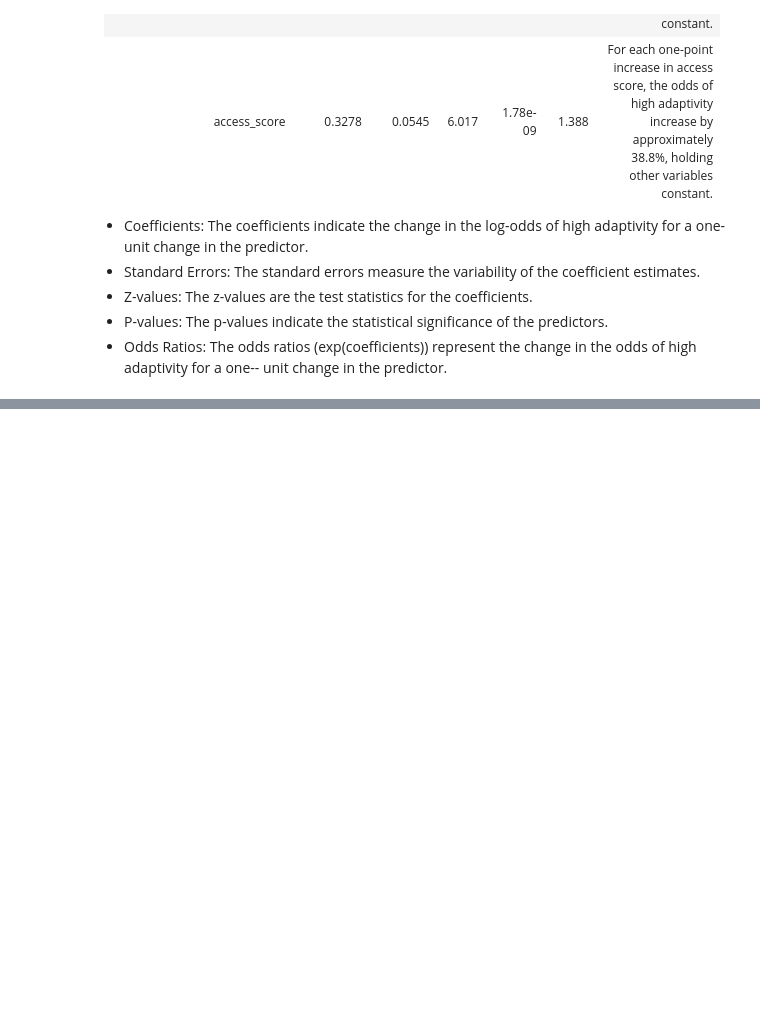
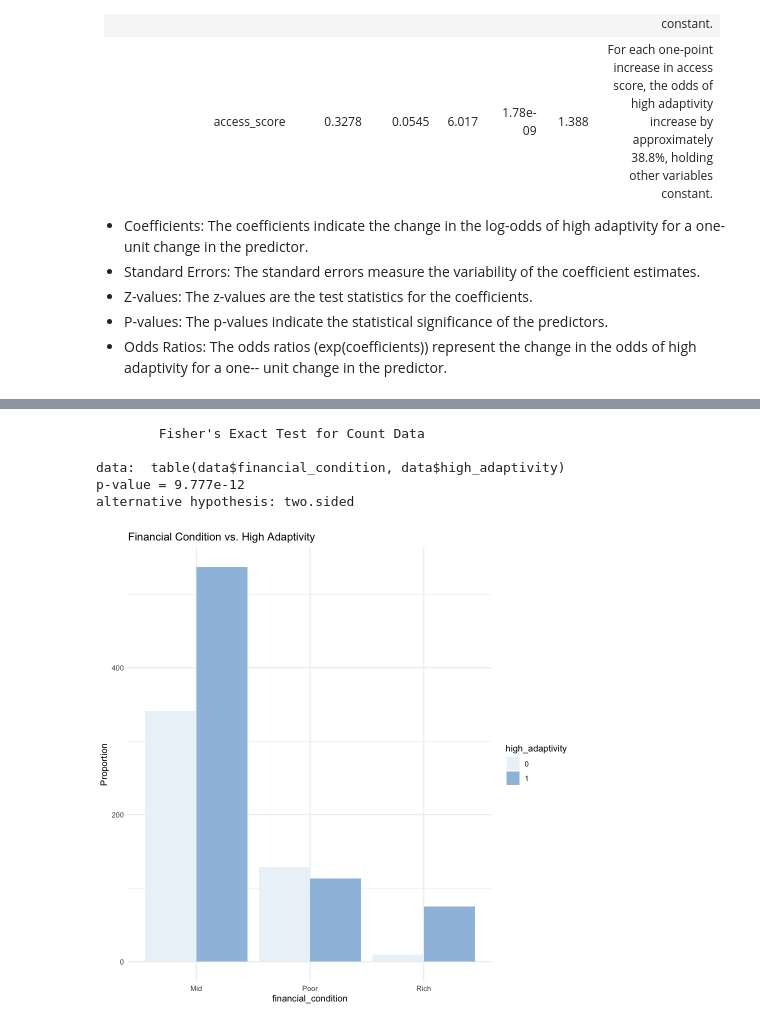
Before and after one commit to imperionite/insighted, a Jupyter notebook: Part1.ipynb, the cells around one changed output, grey strips where cells are left out. Drawn from its saved outputs; the diff is of its cells as text; code cells hidden in the pictures; blank space fills up the shorter version.

Commit message:
:recycle: (part1) add data viz & EDA

```diff
--- a/Part1.ipynb
+++ b/Part1.ipynb
@@ -380,0 +383,20 @@ alternative hypothesis: two.sided
+# %%
+# Financial Condition vs. high_adaptivity
+
+# Bar plot
+ggplot(data, aes(x = financial_condition, fill = high_adaptivity)) +
+  geom_bar(position = "dodge") +
+  scale_fill_manual(values = c("#ecf2f9", "#9fbfdf")) +
+  labs(title = "Financial Condition vs. High Adaptivity", y = "Proportion") +
+  theme_minimal()
+
+# Fisher's Exact Test
+fisher_financial <- fisher.test(table(data$financial_condition, data$high_adaptivity))
+print(fisher_financial)
+# %% [output]
+        Fisher's Exact Test for Count Data
+
+data:  table(data$financial_condition, data$high_adaptivity)
+p-value = 9.777e-12
+alternative hypothesis: two.sided
+[figure, added]
```
Also changed, not shown: parts of 16 cells of this notebook, 1 other file.
